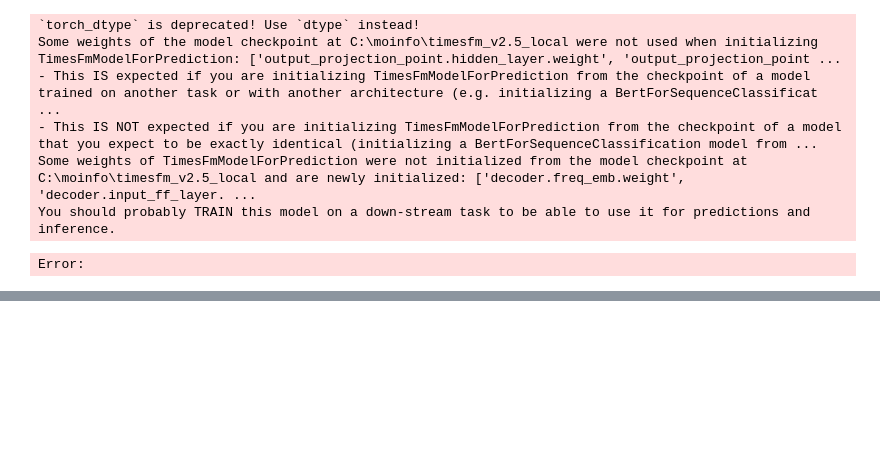
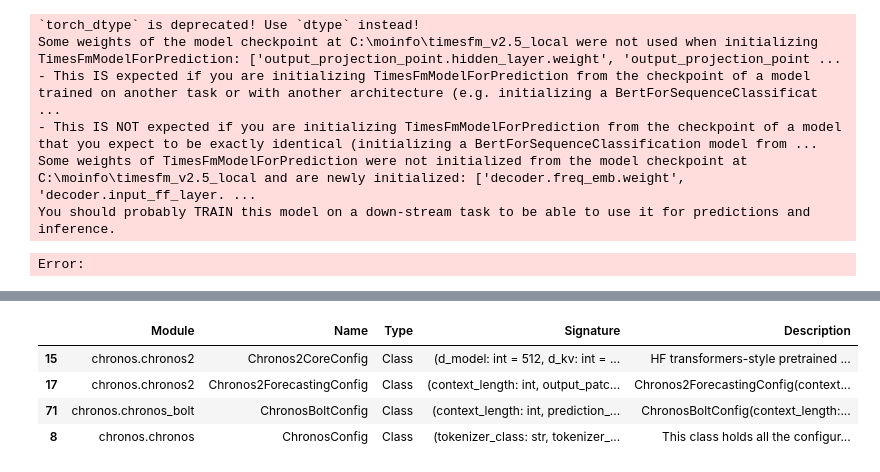
Before and after one commit to arumajirou/moinfo, a Jupyter notebook: moinfo.ipynb, the cells around one changed output, grey strips where cells are left out. Drawn from its saved outputs; the diff is of its cells as text; code cells hidden in the pictures; blank space fills up the shorter version.

```diff
--- a/moinfo.ipynb
+++ b/moinfo.ipynb
@@ -2390,0 +3114,93 @@ FineTuneConfig(model_path='C:\\moinfo\\timesfm_v2.5_local', csv_path='C:\\moinfo
+# %%
+import pkgutil
+import importlib
+import inspect
+import pandas as pd
+import chronos
+
+def discover_all_capabilities(library_module):
+    """
+    ライブラリ内の全ての公開クラス・関数を探索し、
+    その「機能（Docstring）」を一覧化して隠れた機能を発掘する。
+    """
+    catalog = []
+
+    # パッケージのパスを取得
+    package_path = library_module.__path__
+    prefix = library_module.__name__ + "."
+
+    print(f"🚀 Exploring library: {library_module.__name__}")
+
+    # 再帰的にモジュールを探索
+    for _, name, ispkg in pkgutil.walk_packages(package_path, prefix):
+        try:
+            module = importlib.import_module(name)
+
+            # モジュール内のメンバーを検査
+            for member_name, obj in inspect.getmembers(module):
+                # プライベートメンバと他所からのインポートを除外
+                if member_name.startswith("_"): continue
+
+                # クラスまたは関数のみ対象
+                if inspect.isclass(obj) or inspect.isfunction(obj):
+                    # そのライブラリ等で定義されたものに限定（外部ライブラリの除外）
+                    if hasattr(obj, '__module__') and obj.__module__ and obj.__module__.startswith(library_module.__name__):
+
+                        # Docstringの取得と整形
+                        doc = inspect.getdoc(obj)
+                        summary = doc.split('\n')[0] if doc else "(No description available)"
+
+                        # 引数（シグネチャ）の取得 - パラメータから機能を推測するため
+                        try:
+                            sig = str(inspect.signature(obj))
+                        except (ValueError, TypeError):
+                            sig = "(...)"
+
+                        catalog.append({
+                            "Module": name,
+                            "Name": member_name,
+                            "Type": "Class" if inspect.isclass(obj) else "Function",
+                            "Signature": sig[:100], # 長すぎる場合はカット
+                            "Description": summary[:150] # 長すぎる場合はカット
+                        })
+        except ImportError:
+            continue
+        except Exception as e:
+            # エラーは無視して続行
+            pass
+
+    df = pd.DataFrame(catalog)
+    # 重複を除去（異なるモジュールでimportされている場合があるため）
+    df = df.drop_duplicates(subset=["Name", "Type"])
+    return df
+
+# --- 実行 ---
+df_catalog = discover_all_capabilities(chronos)
+
+# 機能カテゴリを推測して整理表示
+print("\n=== 📦 Chronos-2 Full Capability Catalog ===")
+
+# 1. Pipeline / Model 関連（中核機能）
+print("\n🔹 Core Models & Pipelines:")
+display(df_catalog[df_catalog["Name"].str.contains("Model|Pipeline|Chronos", case=False, regex=True)].sort_values("Name"))
+
+# 2. Config / Settings 関連（設定項目から隠し機能が見えることが多い）
+print("\n🔹 Configuration & Settings:")
+display(df_catalog[df_catalog["Name"].str.contains("Config", case=False)].sort_values("Name"))
+
+# 3. Utilities / Data 関連（データ処理、評価、変換など）
+print("\n🔹 Utilities & Data Processing:")
+# 上記以外を抽出
+others = df_catalog[
+    ~df_catalog["Name"].str.contains("Model|Pipeline|Chronos|Config", case=False, regex=True)
+].sort_values("Name")
+display(others)
+
+# 4. "Bolt" (高速化モデル) 関連の確認
+print("\n⚡ Check for Chronos-Bolt (Fast Inference):")
+bolt_features = df_catalog[df_catalog["Name"].str.contains("Bolt", case=False)]
+if not bolt_features.empty:
+    display(bolt_features)
+else:
+    print("No explicit 'Bolt' components found in the API structure.")
+# %% [output]
@@ -2390,0 +3230,5 @@ FineTuneConfig(model_path='C:\\moinfo\\timesfm_v2.5_local', csv_path='C:\\moinfo
+|  | Module | Name | Type | Signature | Description |
+| 15 | chronos.chronos2 | Chronos2CoreConfig | Class | (d_model: int = 512, d_kv: int = ... | HF transformers-style pretrained ... |
+| 17 | chronos.chronos2 | Chronos2ForecastingConfig | Class | (context_length: int, output_patc... | Chronos2ForecastingConfig(context... |
+| 71 | chronos.chronos_bolt | ChronosBoltConfig | Class | (context_length: int, prediction_... | ChronosBoltConfig(context_length:... |
+| 8 | chronos.chronos | ChronosConfig | Class | (tokenizer_class: str, tokenizer_... | This class holds all the configur... |
```
Also changed, not shown: parts of 23 cells of this notebook, 14 other files.
